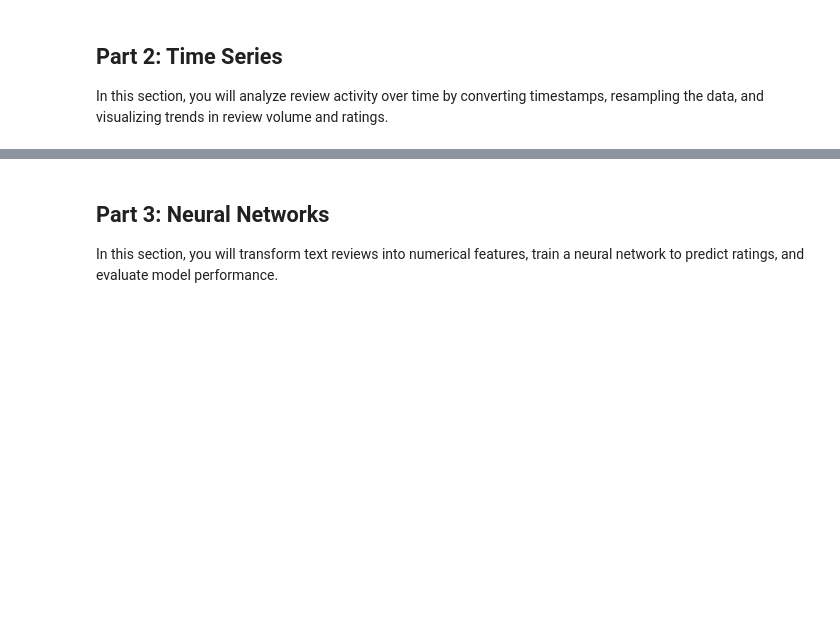
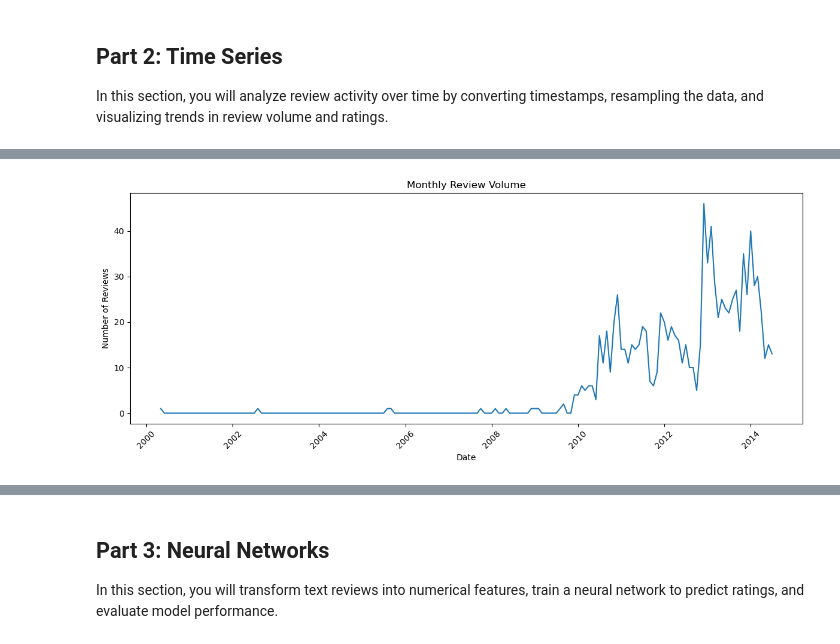
Before and after one commit to Nagirah/Summative-Lab--Analytics-Firm-Clients, a Jupyter notebook: C09_M08.ipynb, the cells around one changed output, grey strips where cells are left out. Cells and saved outputs as stored; diff of their text form; code cells hidden in the pictures; blank space fills up the shorter version.

Commit message:
Worked on the time series analsyis

```diff
--- a/C09_M08.ipynb
+++ b/C09_M08.ipynb
@@ -369,0 +376,6 @@ In this section, you will analyze review activity over time by converting timest
+# %%
+# TODO: Load the same review dataset
+
+df = pd.read_csv('amazon_reviews_lab.csv')
+
+df.head()
@@ -369,0 +389,5 @@ In this section, you will analyze review activity over time by converting timest
+# %%
+# TODO: Convert the timestamp column to datetime format..
+
+df['timestamp'] = pd.to_datetime(df['timestamp'])
+df['timestamp'].dtype
@@ -369,0 +407,6 @@ In this section, you will analyze review activity over time by converting timest
+# %%
+# TODO: Resample the data by month to calculate:
+# 1. monthly review count
+monthly_review_count = df['rating'].resample('MS').count()
+
+monthly_review_count.head()
@@ -369,0 +435,20 @@ In this section, you will analyze review activity over time by converting timest
+# %%
+# TODO: Plot monthly review volume over time.
+
+plt.figure(figsize=(12, 5))
+
+plt.plot(
+    monthly_review_count.index,
+    monthly_review_count.values
+)
+
+plt.title('Monthly Review Volume')
+plt.xlabel('Date')
+plt.ylabel('Number of Reviews')
+
+plt.xticks(rotation=45)
+
+plt.tight_layout()
+plt.show()
+# %% [output]
+[figure, added]
```
Also changed, not shown: parts of 10 cells of this notebook.
